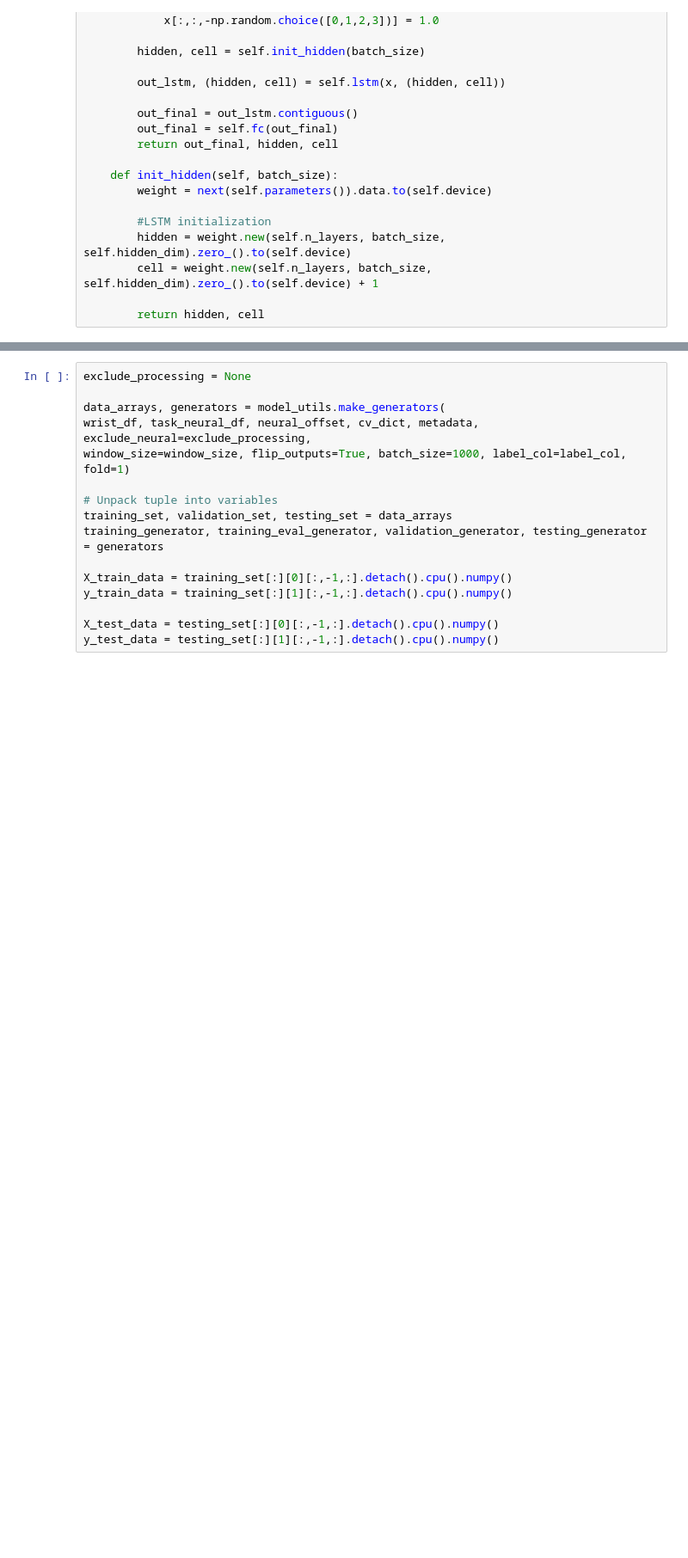
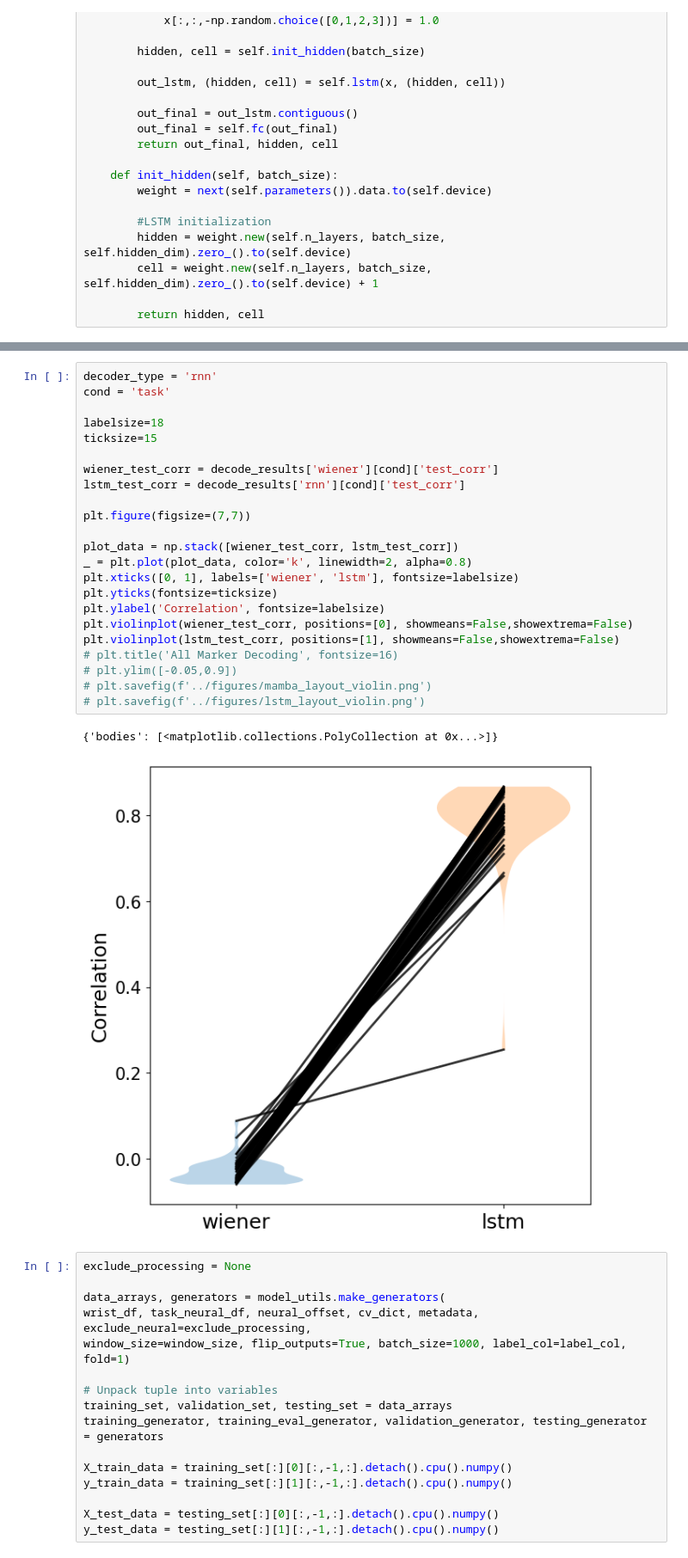
Before and after one commit to ntolley/see_ssm, a Jupyter notebook: notebooks/train_decoder.ipynb, the cells around one changed output, grey strips where cells are left out. Shown at 86% size. Cells and saved outputs as stored; diff of their text form; blank space fills up the shorter version.

```diff
--- a/notebooks/train_decoder.ipynb
+++ b/notebooks/train_decoder.ipynb
@@ -297,3 +349,29 @@ plt.violinplot(all_test_corr, positions=[1], showmeans=False,showextrema=False)
+# %%
+decoder_type = 'rnn'
+cond = 'task'
+
+labelsize=18
+ticksize=15
+
+wiener_test_corr = decode_results['wiener'][cond]['test_corr']
+lstm_test_corr = decode_results['rnn'][cond]['test_corr']
+
+plt.figure(figsize=(7,7))
+
+plot_data = np.stack([wiener_test_corr, lstm_test_corr])
+_ = plt.plot(plot_data, color='k', linewidth=2, alpha=0.8)
+plt.xticks([0, 1], labels=['wiener', 'lstm'], fontsize=labelsize)
+plt.yticks(fontsize=ticksize)
+plt.ylabel('Correlation', fontsize=labelsize)
+plt.violinplot(wiener_test_corr, positions=[0], showmeans=False,showextrema=False)
+plt.violinplot(lstm_test_corr, positions=[1], showmeans=False,showextrema=False)
+# plt.title('All Marker Decoding', fontsize=16)
+# plt.ylim([-0.05,0.9])
+# plt.savefig(f'../figures/mamba_layout_violin.png')
+# plt.savefig(f'../figures/lstm_layout_violin.png')
+# %% [output]
+{'bodies': [<matplotlib.collections.PolyCollection at 0x...>]}
+[figure, added]
 # %%
 exclude_processing = None
 
```
Also changed, not shown: parts of 6 cells of this notebook, 1 other file.
